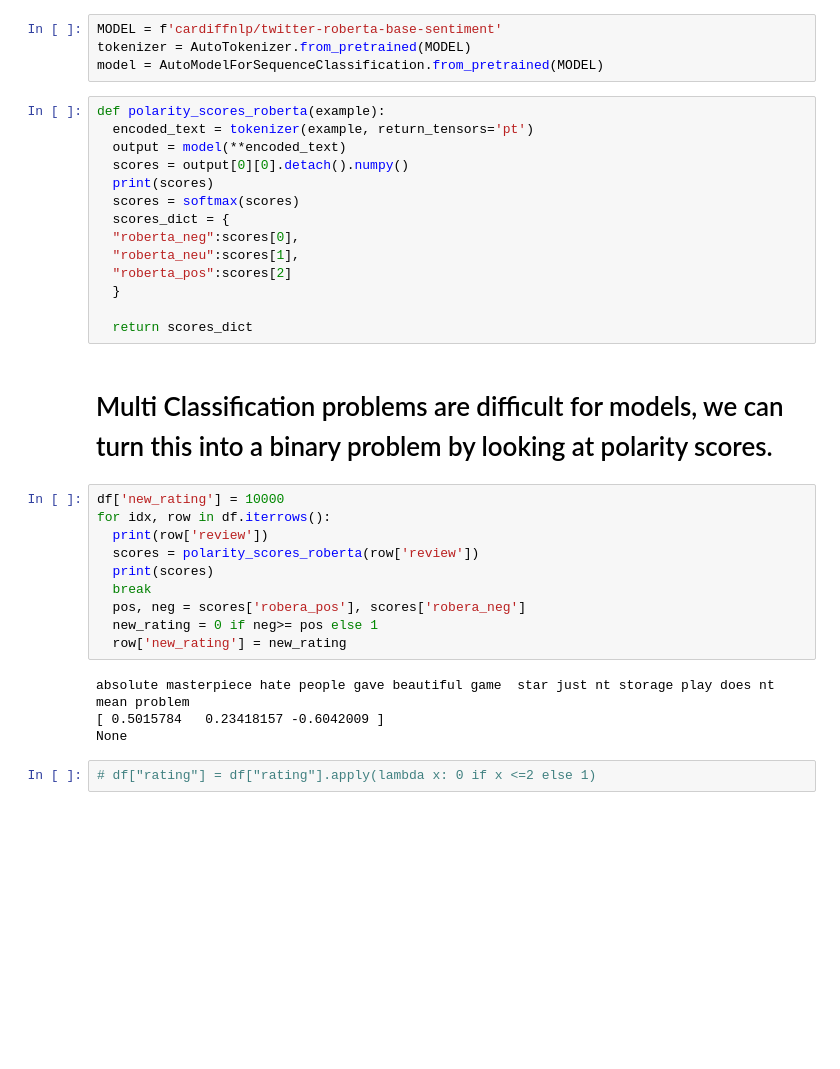
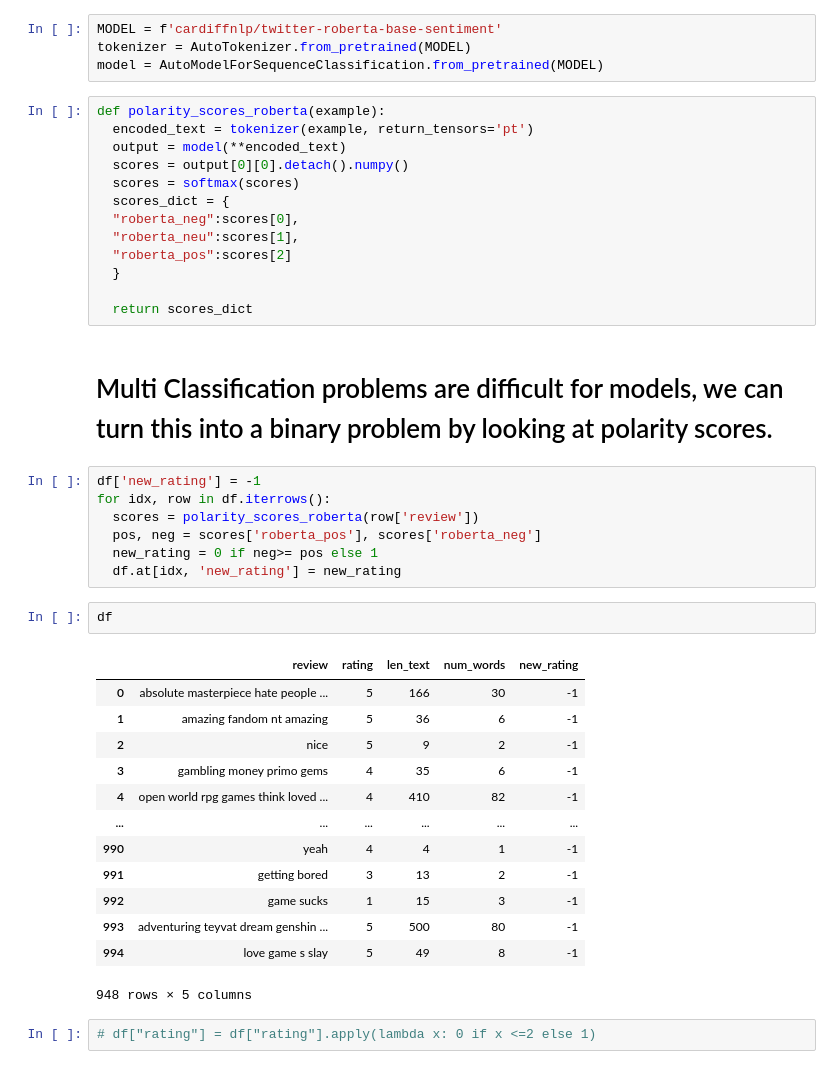
Before and after one commit to MaukanMir/Genshin-Impact-Google-Sentiment-Analysis, a Jupyter notebook: training.ipynb, the cells around one changed output. Saved outputs shown, nothing was run; the diff lists cells and outputs as text; blank space fills up the shorter version.

```diff
--- a/training.ipynb
+++ b/training.ipynb
@@ -206,7 +204,6 @@ def polarity_scores_roberta(example):
   encoded_text = tokenizer(example, return_tensors='pt')
   output = model(**encoded_text)
   scores = output[0][0].detach().numpy()
-  print(scores)
   scores = softmax(scores)
   scores_dict = {
   "roberta_neg":scores[0],
@@ -218,18 +215,27 @@ def polarity_scores_roberta(example):
 # %% [markdown]
 # Multi Classification problems are difficult for models, we can turn this into a binary problem by looking at polarity scores.
 # %%
-df['new_rating'] = 10000
+df['new_rating'] = -1
 for idx, row in df.iterrows():
-  print(row['review'])
   scores = polarity_scores_roberta(row['review'])
-  print(scores)
-  break
-  pos, neg = scores['robera_pos'], scores['robera_neg']
+  pos, neg = scores['roberta_pos'], scores['roberta_neg']
   new_rating = 0 if neg>= pos else 1
-  row['new_rating'] = new_rating
+  df.at[idx, 'new_rating'] = new_rating
-# %% [output]
-absolute masterpiece hate people gave beautiful game  star just nt storage play does nt mean problem
-[ 0.5015784   0.23418157 -0.6042009 ]
-None
+# %%
+df
+# %% [output]
+|  | review | rating | len_text | num_words | new_rating |
+| 0 | absolute masterpiece hate people ... | 5 | 166 | 30 | -1 |
+| 1 | amazing fandom nt amazing | 5 | 36 | 6 | -1 |
+| 2 | nice | 5 | 9 | 2 | -1 |
+| 3 | gambling money primo gems | 4 | 35 | 6 | -1 |
+| 4 | open world rpg games think loved ... | 4 | 410 | 82 | -1 |
+| ... | ... | ... | ... | ... | ... |
+| 990 | yeah | 4 | 4 | 1 | -1 |
+| 991 | getting bored | 3 | 13 | 2 | -1 |
+| 992 | game sucks | 1 | 15 | 3 | -1 |
+| 993 | adventuring teyvat dream genshin ... | 5 | 500 | 80 | -1 |
+| 994 | love game s slay | 5 | 49 | 8 | -1 |
+948 rows × 5 columns
 # %%
 # df["rating"] = df["rating"].apply(lambda x: 0 if x <=2 else 1)
```
Also changed, not shown: parts of 1 cell of this notebook.
